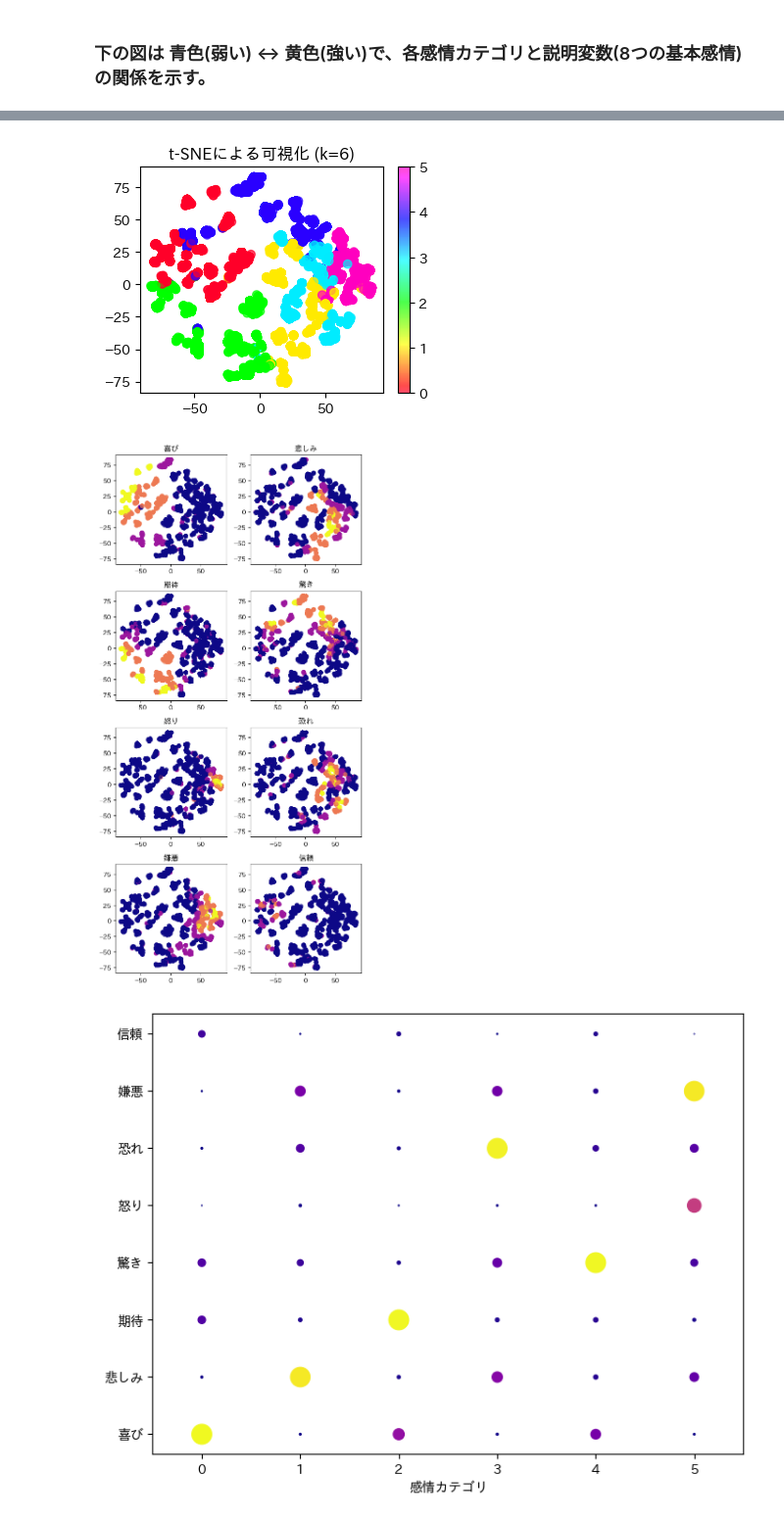
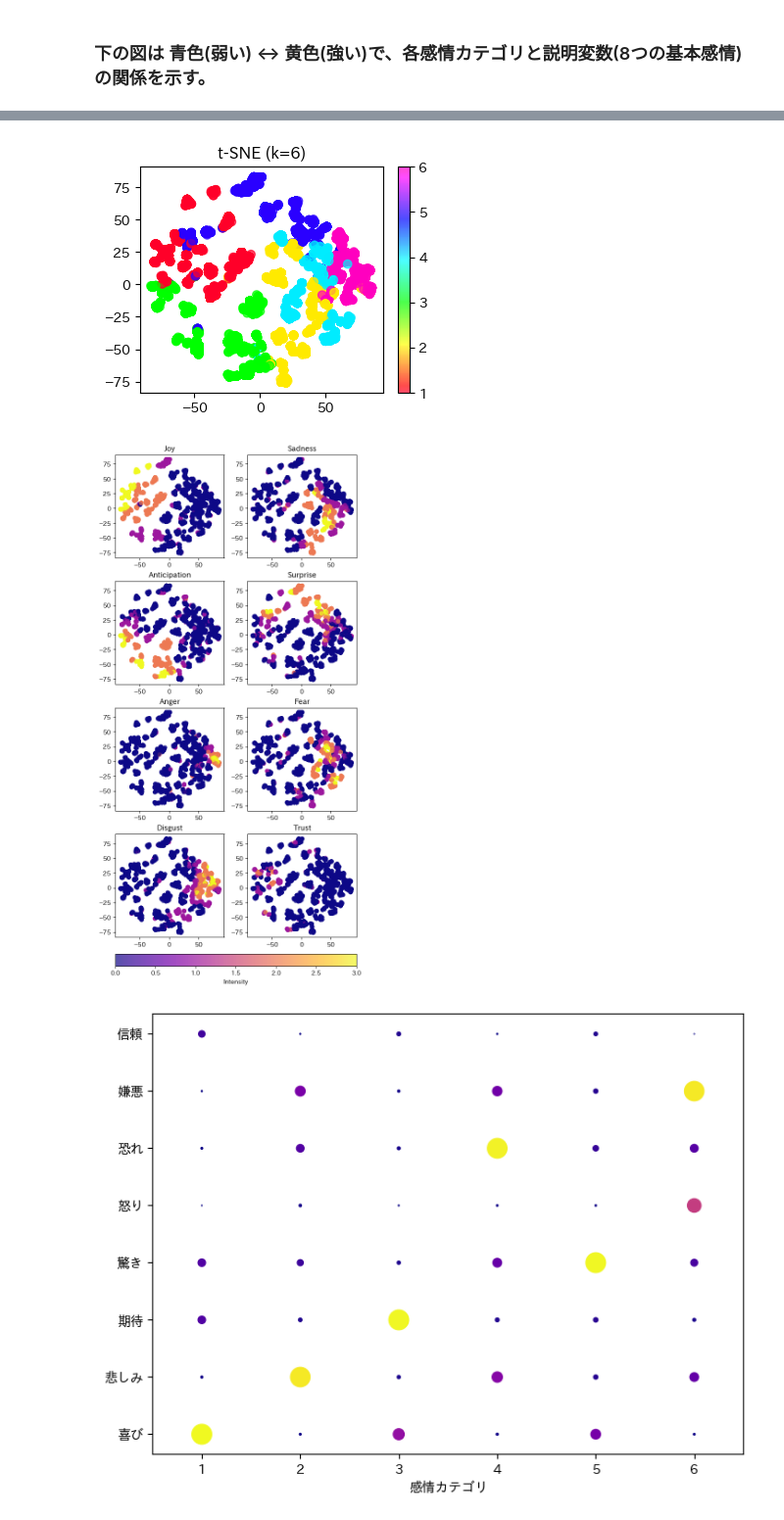
Before and after one commit to maruyama-lab-design/Preservation-of-Emotional-Context-in-Tweet-Embeddings, a Jupyter notebook: emotion_kmeans.ipynb, the cells around one changed output, grey strips where cells are left out. Shown at 98% size. Cells and saved outputs as stored; diff of their text form; code cells hidden in the pictures.

```diff
--- a/emotion_kmeans.ipynb
+++ b/emotion_kmeans.ipynb
@@ -86,6 +86,8 @@ k = 6
 kmeansModel = KMeans(n_clusters=k, random_state=0).fit(df_wrime_features)
 # 各サンプルのクラスター番号を取得する
 clusters = kmeansModel.labels_
+# clustersに1を足すことで、クラスター番号を1から始める
+clusters = clusters + 1
 # %%
 import matplotlib.pyplot as plt
 import matplotlib
@@ -122,6 +124,8 @@ plt.show()
 [figure]
 # %% [markdown]
 ## クラスター数の決定
+# %%
+k_max=40
 # %% [markdown]
 ### エルボー法による最適クラスター数の調査
 エルボー法では、SSE値(残差平方和)が急激に減少している部分において、SSE値が最も小さい点が最適なクラスター数であると判断する
@@ -172,2 +177,21 @@ plt.show()
 # %% [markdown]
 <img src = "figures/emotion_silhouette.png">
+# %%
+# Survey of optimal number of clusters by Davies-Bouldin Index
+from sklearn.metrics import davies_bouldin_score
+
+# クラスター数を変えて計算
+dbi = []
+for i in range(2, k_max):
+    kmeans_model = KMeans(n_clusters=i, random_state=0).fit(df_wrime_features)
+    dbi.append(davies_bouldin_score(df_wrime_features, kmeans_model.labels_))
+
+# 可視化
+plt.figure(figsize=(8, 6))
+plt.plot(range(2, k_max), dbi, marker='o', markersize=3)
+plt.xlabel('k')
+plt.xticks(np.arange(2, k_max, 1), fontsize=8)
+plt.ylabel('Davies-Bouldin Index')
+plt.title('Survey of optimal number of clusters by Davies-Bouldin Index')
+plt.grid(True)
+plt.show()
@@ -194,7 +220,7 @@ for i, cluster in enumerate(unique_clusters):
     cluster_size = cluster_silhouette_values.shape[0]
     y_upper = y_lower + cluster_size
     plt.fill_betweenx(np.arange(y_lower, y_upper), 0, cluster_silhouette_values, facecolor=colors[i], edgecolor=colors[i], alpha=0.7)
-    plt.text(-0.05, y_lower + 0.5 * cluster_size, str(i))
+    plt.text(-0.05, y_lower + 0.5 * cluster_size, str(i+1))
     y_lower = y_upper + 10
 
 # 平均シルエット係数を直線で表示
@@ -306,24 +363,25 @@ plt.show()
 # %%
 # UMAPによる可視化
 plt.figure(figsize=(4, 3))
 plt.scatter(df_wrime_features_tsne[:, 0], df_wrime_features_tsne[:, 1], c=clusters, cmap=cmap_name, alpha=0.7)
-plt.title(f't-SNEによる可視化 (k={k})')
+plt.title(f't-SNE (k={k})')
 plt.colorbar()
 plt.show()
 
 
 # 説明変数の大小の可視化
-fig = plt.figure(figsize=(6,12))
+fig = plt.figure(figsize=(6,13))
 cols = df_wrime_features.columns
 for i, col in enumerate(cols):
-    ax = fig.add_subplot(4, 2, i+1, title=emotion_names_jp[i])
-    ax.scatter(df_wrime_features_tsne[:, 0], df_wrime_features_tsne[:, 1],
-        c=df_wrime_features[col], cmap='plasma', alpha=0.7)
+    ax = fig.add_subplot(4, 2, i+1, title=emotion_names[i])
+    sc = ax.scatter(df_wrime_features_tsne[:, 0], df_wrime_features_tsne[:, 1],
+                    c=df_wrime_features[col], cmap='plasma', alpha=0.7)
 fig.tight_layout()
+fig.colorbar(sc, ax=fig.axes, orientation='horizontal', fraction=0.1, pad=0.03, label='Intensity')
 plt.show()
 # %% [output]
-[figure, old version]
+[figure, new version]
-[figure, old version]
+[figure, new version]
 # %%
 df_wrime_features_clusters = df_wrime_features.copy()
 df_wrime_features_clusters['cluster'] = clusters
```
Also changed, not shown: parts of 12 cells of this notebook, 1 other file.
